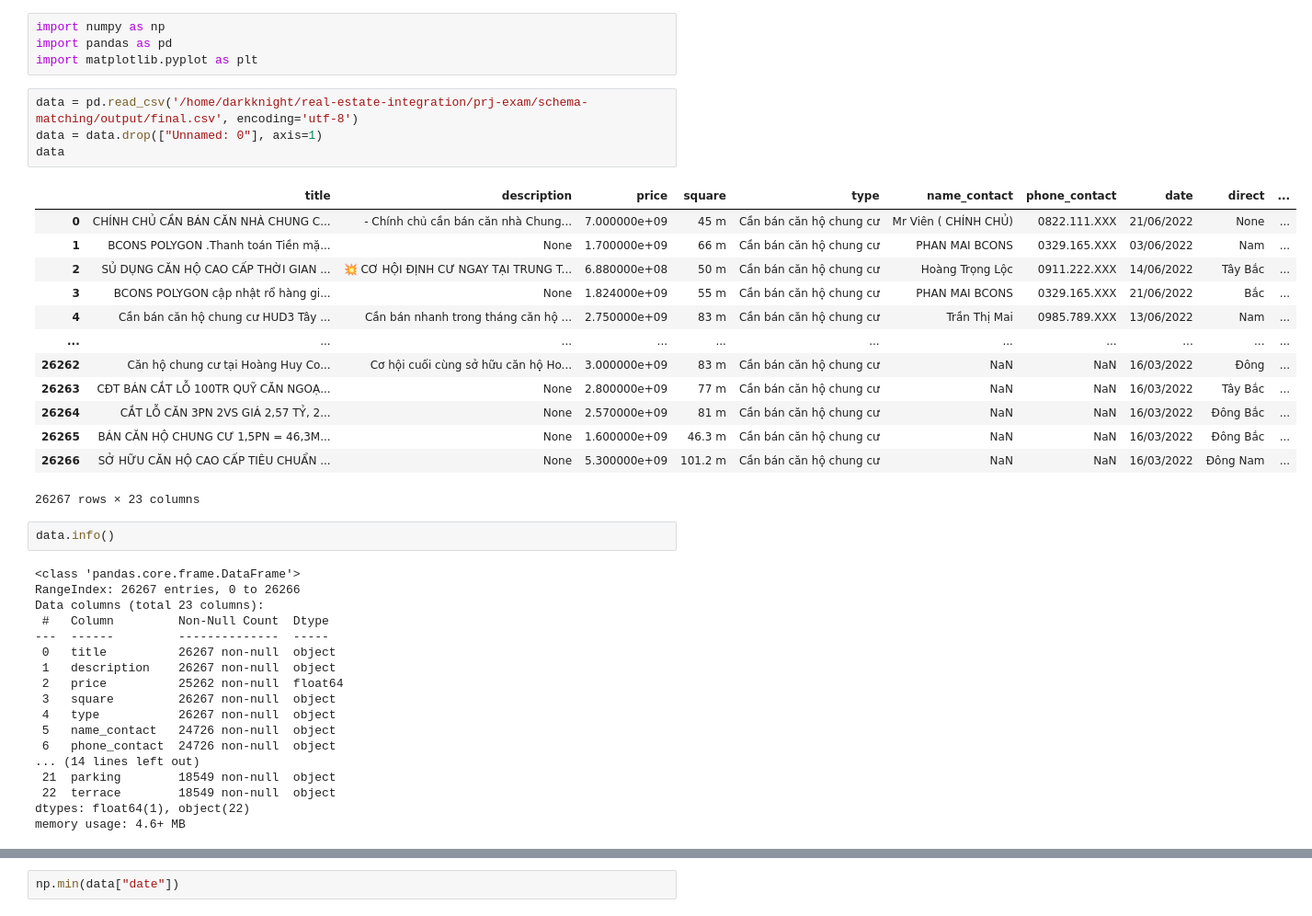
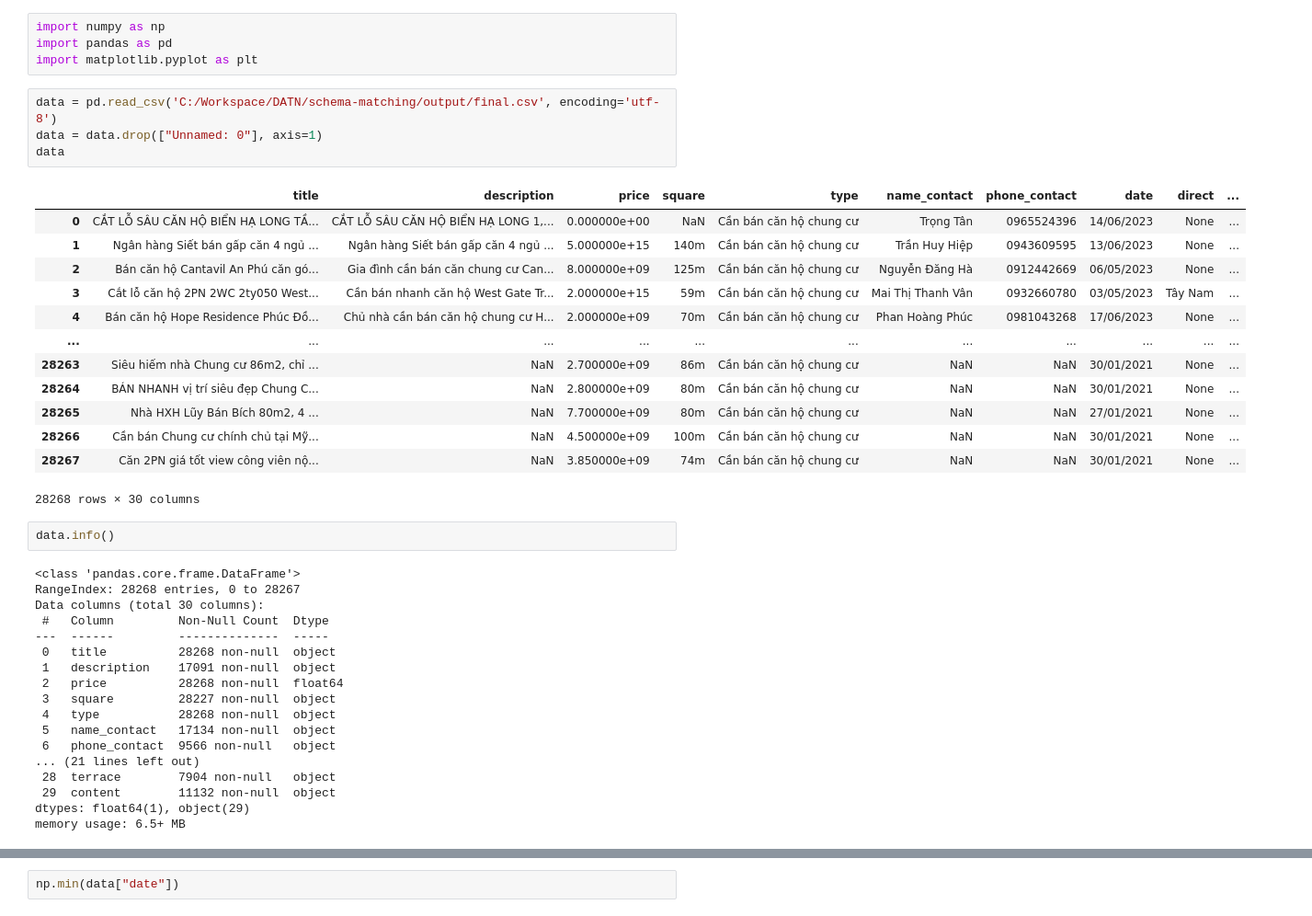
Before and after one commit to nsnguyensang/DATN, a Jupyter notebook: data-matching/data_matching.ipynb, the cells around one changed output, grey strips where cells are left out. Shown: that part at 92% size. Cells and saved outputs as stored; diff of their text form.

```diff
--- a/data-matching/data_matching.ipynb
+++ b/data-matching/data_matching.ipynb
@@ -3,43 +3,43 @@ import numpy as np
 import pandas as pd
 import matplotlib.pyplot as plt
 # %%
-data = pd.read_csv('/home/darkknight/real-estate-integration/prj-exam/schema-matching/output/final.csv', encoding='utf-8')
+data = pd.read_csv('C:/Workspace/DATN/schema-matching/output/final.csv', encoding='utf-8')
 data = data.drop(["Unnamed: 0"], axis=1)
 data
 # %% [output]
 |  | title | description | price | square | type | name_contact | phone_contact | date | direct | ... |
-| 0 | CHÍNH CHỦ CẦN BÁN CĂN NHÀ CHUNG C... | - Chính chủ cần bán căn nhà Chung... | 7.000000e+09 | 45 m | Cần bán căn hộ chung cư | Mr Viên ( CHÍNH CHỦ) | 0822.111.XXX | 21/06/2022 | None | ... |
-| 1 | BCONS POLYGON .Thanh toán Tiền mặ... | None | 1.700000e+09 | 66 m | Cần bán căn hộ chung cư | PHAN MAI BCONS | 0329.165.XXX | 03/06/2022 | Nam | ... |
-| 2 | SỦ DỤNG CĂN HỘ CAO CẤP THỜI GIAN ... | 💥 CƠ HỘI ĐỊNH CƯ NGAY TẠI TRUNG T... | 6.880000e+08 | 50 m | Cần bán căn hộ chung cư | Hoàng Trọng Lộc | 0911.222.XXX | 14/06/2022 | Tây Bắc | ... |
-| 3 | BCONS POLYGON cập nhật rổ hàng gi... | None | 1.824000e+09 | 55 m | Cần bán căn hộ chung cư | PHAN MAI BCONS | 0329.165.XXX | 21/06/2022 | Bắc | ... |
-| 4 | Cần bán căn hộ chung cư HUD3 Tây ... | Cần bán nhanh trong tháng căn hộ ... | 2.750000e+09 | 83 m | Cần bán căn hộ chung cư | Trần Thị Mai | 0985.789.XXX | 13/06/2022 | Nam | ... |
+| 0 | CẮT LỖ SÂU CĂN HỘ BIỂN HẠ LONG TẦ... | CẮT LỖ SÂU CĂN HỘ BIỂN HẠ LONG 1,... | 0.000000e+00 | NaN | Cần bán căn hộ chung cư | Trọng Tân | 0965524396 | 14/06/2023 | None | ... |
+| 1 | Ngân hàng Siết bán gấp căn 4 ngủ ... | Ngân hàng Siết bán gấp căn 4 ngủ ... | 5.000000e+15 | 140m | Cần bán căn hộ chung cư | Trần Huy Hiệp | 0943609595 | 13/06/2023 | None | ... |
+| 2 | Bán căn hộ Cantavil An Phú căn gó... | Gia đình cần bán căn chung cư Can... | 8.000000e+09 | 125m | Cần bán căn hộ chung cư | Nguyễn Đăng Hà | 0912442669 | 06/05/2023 | None | ... |
+| 3 | Cắt lỗ căn hộ 2PN 2WC 2ty050 West... | Cần bán nhanh căn hộ West Gate Tr... | 2.000000e+15 | 59m | Cần bán căn hộ chung cư | Mai Thị Thanh Vân | 0932660780 | 03/05/2023 | Tây Nam | ... |
+| 4 | Bán căn hộ Hope Residence Phúc Đồ... | Chủ nhà cần bán căn hộ chung cư H... | 2.000000e+09 | 70m | Cần bán căn hộ chung cư | Phan Hoàng Phúc | 0981043268 | 17/06/2023 | None | ... |
 | ... | ... | ... | ... | ... | ... | ... | ... | ... | ... | ... |
-| 26262 | Căn hộ chung cư tại Hoàng Huy Co... | Cơ hội cuối cùng sở hữu căn hộ Ho... | 3.000000e+09 | 83 m | Cần bán căn hộ chung cư | NaN | NaN | 16/03/2022 | Đông | ... |
-| 26263 | CĐT BÁN CẮT LỖ 100TR QUỸ CĂN NGOẠ... | None | 2.800000e+09 | 77 m | Cần bán căn hộ chung cư | NaN | NaN | 16/03/2022 | Tây Bắc | ... |
-| 26264 | CẮT LỖ CĂN 3PN 2VS GIÁ 2,57 TỶ, 2... | None | 2.570000e+09 | 81 m | Cần bán căn hộ chung cư | NaN | NaN | 16/03/2022 | Đông Bắc | ... |
-| 26265 | BÁN CĂN HỘ CHUNG CƯ 1,5PN = 46,3M... | None | 1.600000e+09 | 46.3 m | Cần bán căn hộ chung cư | NaN | NaN | 16/03/2022 | Đông Bắc | ... |
-| 26266 | SỞ HỮU CĂN HỘ CAO CẤP TIÊU CHUẨN ... | None | 5.300000e+09 | 101.2 m | Cần bán căn hộ chung cư | NaN | NaN | 16/03/2022 | Đông Nam | ... |
+| 28263 | Siêu hiếm nhà Chung cư 86m2, chỉ ... | NaN | 2.700000e+09 | 86m | Cần bán căn hộ chung cư | NaN | NaN | 30/01/2021 | None | ... |
+| 28264 | BÁN NHANH vị trí siêu đẹp Chung C... | NaN | 2.800000e+09 | 80m | Cần bán căn hộ chung cư | NaN | NaN | 30/01/2021 | None | ... |
+| 28265 | Nhà HXH Lũy Bán Bích 80m2, 4 ... | NaN | 7.700000e+09 | 80m | Cần bán căn hộ chung cư | NaN | NaN | 27/01/2021 | None | ... |
+| 28266 | Cần bán Chung cư chính chủ tại Mỹ... | NaN | 4.500000e+09 | 100m | Cần bán căn hộ chung cư | NaN | NaN | 30/01/2021 | None | ... |
+| 28267 | Căn 2PN giá tốt view công viên nộ... | NaN | 3.850000e+09 | 74m | Cần bán căn hộ chung cư | NaN | NaN | 30/01/2021 | None | ... |
-26267 rows × 23 columns
+28268 rows × 30 columns
 # %%
 data.info()
 # %% [output]
 <class 'pandas.core.frame.DataFrame'>
-RangeIndex: 26267 entries, 0 to 26266
-Data columns (total 23 columns):
+RangeIndex: 28268 entries, 0 to 28267
+Data columns (total 30 columns):
  #   Column         Non-Null Count  Dtype
 ---  ------         --------------  -----
- 0   title          26267 non-null  object
- 1   description    26267 non-null  object
- 2   price          25262 non-null  float64
- 3   square         26267 non-null  object
- 4   type           26267 non-null  object
- 5   name_contact   24726 non-null  object
- 6   phone_contact  24726 non-null  object
-... (14 lines left out)
- 21  parking        18549 non-null  object
- 22  terrace        18549 non-null  object
-dtypes: float64(1), object(22)
-memory usage: 4.6+ MB
+ 0   title          28268 non-null  object
+ 1   description    17091 non-null  object
+ 2   price          28268 non-null  float64
+ 3   square         28227 non-null  object
+ 4   type           28268 non-null  object
+ 5   name_contact   17134 non-null  object
+ 6   phone_contact  9566 non-null   object
+... (21 lines left out)
+ 28  terrace        7904 non-null   object
+ 29  content        11132 non-null  object
+dtypes: float64(1), object(29)
+memory usage: 6.5+ MB
 # %%
 data["description"]
 # %% [output]
```
Also changed, not shown: parts of 2 cells of this notebook, 35 other files.
